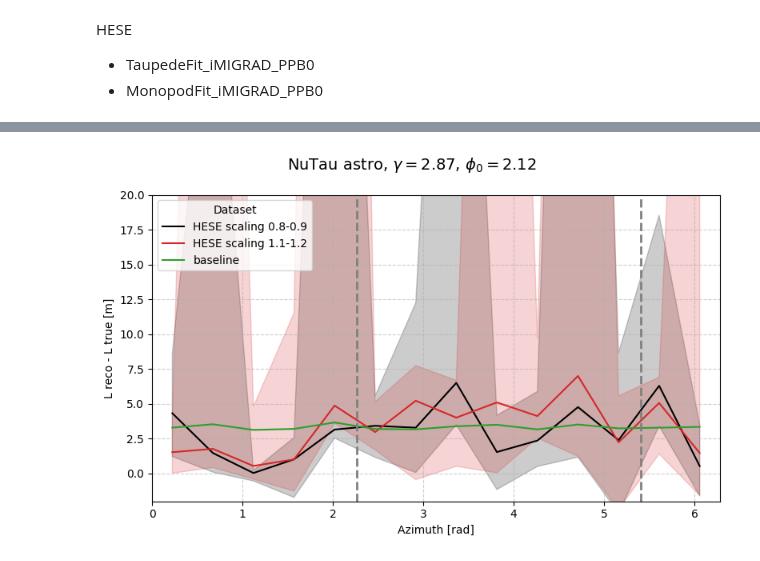
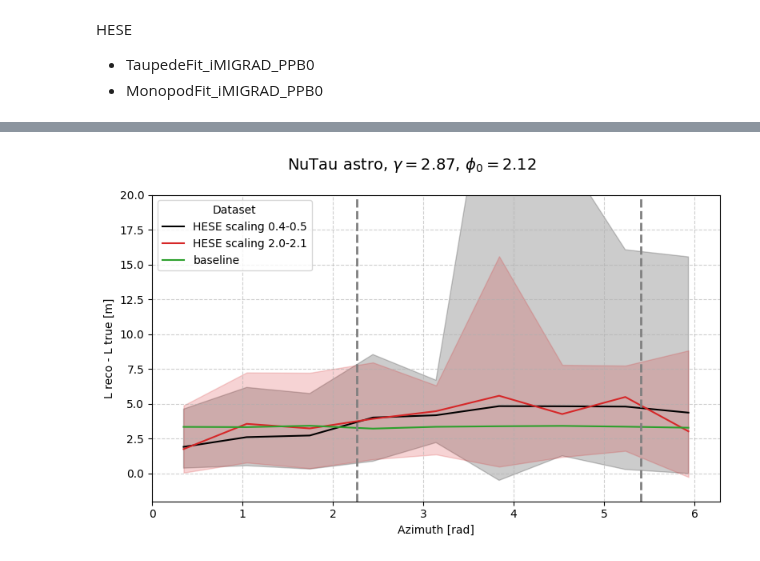
Before and after one commit to icecube/reco_processing, a Jupyter notebook: notebooks/benchmark_snowstorm_iceprod/study_anisotropy_test_crystal_density.ipynb, the cells around one changed output, grey strips where cells are left out. Cells and saved outputs as stored; diff of their text form; code cells hidden in the pictures.

Commit message:
add final checks crystal density

```diff
--- a/notebooks/benchmark_snowstorm_iceprod/study_anisotropy_test_crystal_density.ipynb
+++ b/notebooks/benchmark_snowstorm_iceprod/study_anisotropy_test_crystal_density.ipynb
@@ -121,15 +125,25 @@ Using NuTau
 dataset_label_dict = {
     "evtgen_v4_rec_v9" : "HESE baseline",
 
-    "snowstorm_iceprod_test_crystal_density_low_level2" : "level2 scaling 0.8-0.9",
-    "snowstorm_iceprod_test_crystal_density_low_level3casc" : "level3casc scaling 0.8-0.9",
-    "snowstorm_iceprod_test_crystal_density_low_level3muon" : "level3muon scaling 0.8-0.9",
-    "snowstorm_iceprod_test_crystal_density_low_HESE" : "HESE scaling 0.8-0.9",
+    # "snowstorm_iceprod_test_crystal_density_low_level2" : "level2 scaling 0.8-0.9",
+    # "snowstorm_iceprod_test_crystal_density_low_level3casc" : "level3casc scaling 0.8-0.9",
+    # "snowstorm_iceprod_test_crystal_density_low_level3muon" : "level3muon scaling 0.8-0.9",
+    # "snowstorm_iceprod_test_crystal_density_low_HESE" : "HESE scaling 0.8-0.9",
 
-    "snowstorm_iceprod_test_crystal_density_high_level2" : "level2 scaling 1.1-1.2",
-    "snowstorm_iceprod_test_crystal_density_high_level3casc" : "level3casc scaling 1.1-1.2",
-    "snowstorm_iceprod_test_crystal_density_high_level3muon" : "level3muon scaling 1.1-1.2",
-    "snowstorm_iceprod_test_crystal_density_high_HESE" : "HESE scaling 1.1-1.2",
+    # "snowstorm_iceprod_test_crystal_density_high_level2" : "level2 scaling 1.1-1.2",
+    # "snowstorm_iceprod_test_crystal_density_high_level3casc" : "level3casc scaling 1.1-1.2",
+    # "snowstorm_iceprod_test_crystal_density_high_level3muon" : "level3muon scaling 1.1-1.2",
+    # "snowstorm_iceprod_test_crystal_density_high_HESE" : "HESE scaling 1.1-1.2",
+
+    "snowstorm_iceprod_test_crystal_density_low_level2" : "level2 scaling 0.4-0.5",
+    "snowstorm_iceprod_test_crystal_density_low_level3casc" : "level3casc scaling 0.4-0.5",
+    "snowstorm_iceprod_test_crystal_density_low_level3muon" : "level3muon scaling 0.4-0.5",
+    "snowstorm_iceprod_test_crystal_density_low_HESE" : "HESE scaling 0.4-0.5",
+
+    "snowstorm_iceprod_test_crystal_density_high_level2" : "level2 scaling 2.0-2.1",
+    "snowstorm_iceprod_test_crystal_density_high_level3casc" : "level3casc scaling 2.0-2.1",
+    "snowstorm_iceprod_test_crystal_density_high_level3muon" : "level3muon scaling 2.0-2.1",
+    "snowstorm_iceprod_test_crystal_density_high_HESE" : "HESE scaling 2.0-2.1",
 }
 # %% [markdown]
 check if merging works now, seems to be fine
@@ -401,7 +419,7 @@ def compare_length_azimuth_flavor_single(base_key="snowstorm_iceprod_test_crysta
     flavor = "NuTau"
 
     # Define azimuth bins (e.g., 0 to 2π)
-    bins = np.linspace(0, 2*np.pi, 15)  # 10° bins
+    bins = np.linspace(0, 2*np.pi, 10)  # 10° bins
     bin_centers = 0.5 * (bins[:-1] + bins[1:])
 
     fig, ax = plt.subplots(figsize=(8, 5))
@@ -447,31 +465,31 @@ def compare_length_azimuth_flavor_single(base_key="snowstorm_iceprod_test_crysta
     # --- Plot median bias vs azimuth ---
     ax.plot(bin_centers, median_base, color='black', label=dataset_label_dict[base_key])
     ax.fill_between(bin_centers, p16_base, p84_base, color='black', alpha=0.2)
 
     ax.plot(bin_centers, median_alt, color='C3', label=dataset_label_dict[alt_key])
     ax.fill_between(bin_centers, p16_alt, p84_alt, color='C3', alpha=0.2)
 
     ax.plot(bin_centers, median_baseline, color='C2', label="baseline")
 
 
     ax.set_xlabel("Azimuth [rad]")
     ax.set_ylabel("L reco - L true [m]")
     ax.set_xlim(0, 2*np.pi)
     ax.set_ylim(-2, 20)
     ax.grid(True, linestyle='--', alpha=0.6)
     ax.legend(title="Dataset")
 
     # Flow axis markers
     if flow_axis:
         for phi in [130*np.pi/180, 310*np.pi/180]:
             ax.axvline(x=phi, color='grey', linestyle='--', linewidth=2)
 
     plt.savefig(f"{plotting_path}/length_azimuth_{base_key}_vs_{alt_key}_trueAzimuth.pdf")
 
 
     plt.tight_layout()
     plt.show()
 
 compare_length_azimuth_flavor_single()
 # %% [output]
-[figure, old version]
+[figure, new version]
```
Also changed, not shown: parts of 8 cells of this notebook, 9 other files.
